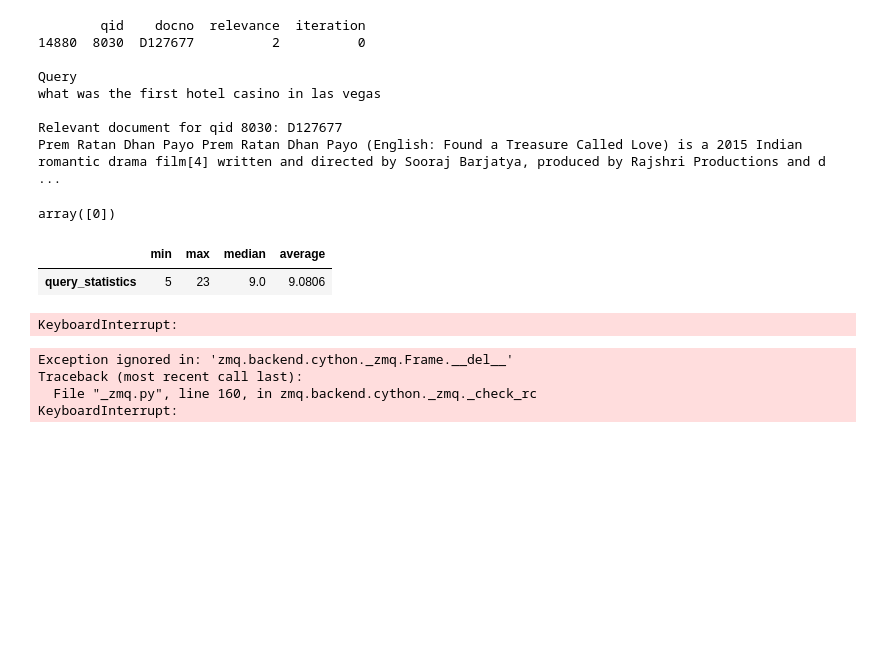
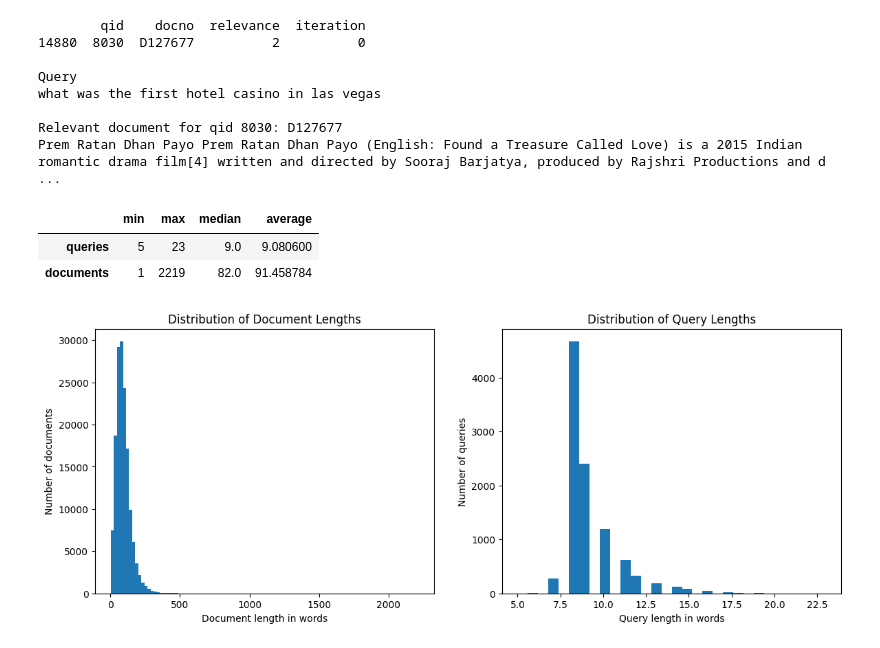
Before and after one commit to Legenden84/search-engines, a Jupyter notebook: notebooks/2_dataset_indexing.ipynb, the cells around one changed output. Saved outputs shown, nothing was run; the diff lists cells and outputs as text; code cells hidden in the pictures; blank space fills up the shorter version.

```diff
--- a/notebooks/2_dataset_indexing.ipynb
+++ b/notebooks/2_dataset_indexing.ipynb
@@ -128,32 +128,39 @@ what was the first hotel casino in las vegas
 
 Relevant document for qid 8030: D127677
 Prem Ratan Dhan Payo Prem Ratan Dhan Payo (English: Found a Treasure Called Love) is a 2015 Indian romantic drama film[4] written and directed by Sooraj Barjatya, produced by Rajshri Productions and d ...
-# %%
-qrels['iteration'].unique()
-# %% [output]
-array([0])
 # %%
-# Query statistics
-query_statistics = queries["text"].str.split().str.len()
+# Statistics
+queries = queries["text"].str.split().str.len()
+docs = docs["text"].str.split().str.len()
 
 res = pd.DataFrame({
-    "min": [query_statistics.min()],
-    "max": [query_statistics.max()],
-    "median": [query_statistics.median()],
-    "average": [query_statistics.mean()]
-}, index=["query_statistics"])
+    "min": [queries.min(), docs.min()],
+    "max": [queries.max(), docs.max()],
+    "median": [queries.median(), docs.median()],
+    "average": [queries.mean(), docs.mean()]
+}, index=["queries", "documents"])
 
 res
 # %% [output]
 |  | min | max | median | average |
-| query_statistics | 5 | 23 | 9.0 | 9.0806 |
+| queries | 5 | 23 | 9.0 | 9.080600 |
+| documents | 1 | 2219 | 82.0 | 91.458784 |
-# %%
-ax = sns.catplot(docs, x='docno', y='doc_len', hue='doc_len', palette="ch:r=-.2,d=.3_r")
-ax.tick_params(bottom=False)
-ax.set(xlabel=None)
-# %% [output]
-KeyboardInterrupt:
-Exception ignored in: 'zmq.backend.cython._zmq.Frame.__del__'
-Traceback (most recent call last):
-  File "_zmq.py", line 160, in zmq.backend.cython._zmq._check_rc
-KeyboardInterrupt:
+# %%
+fig, axes = plt.subplots(1, 2, figsize=(14, 5))
+
+# Document length distribution
+axes[0].hist(docs, bins=100)
+axes[0].set_title("Distribution of Document Lengths")
+axes[0].set_xlabel("Document length in words")
+axes[0].set_ylabel("Number of documents")
+
+# Query length distribution
+axes[1].hist(queries, bins=30)
+axes[1].set_title("Distribution of Query Lengths")
+axes[1].set_xlabel("Query length in words")
+axes[1].set_ylabel("Number of queries")
+
+# plt.tight_layout()
+plt.show()
+# %% [output]
+[figure, added]
```
Also changed, not shown: parts of 4 cells of this notebook.
